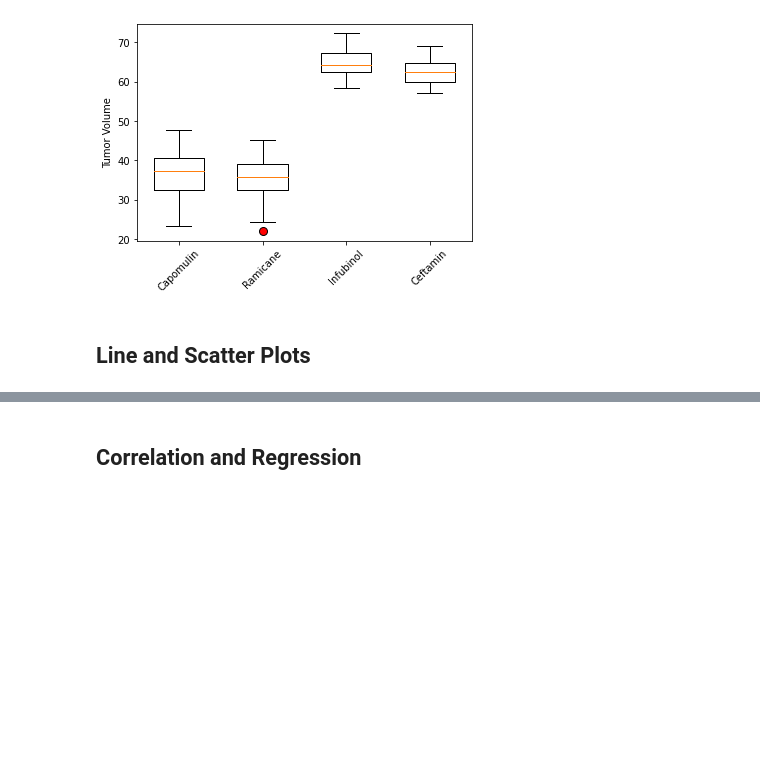
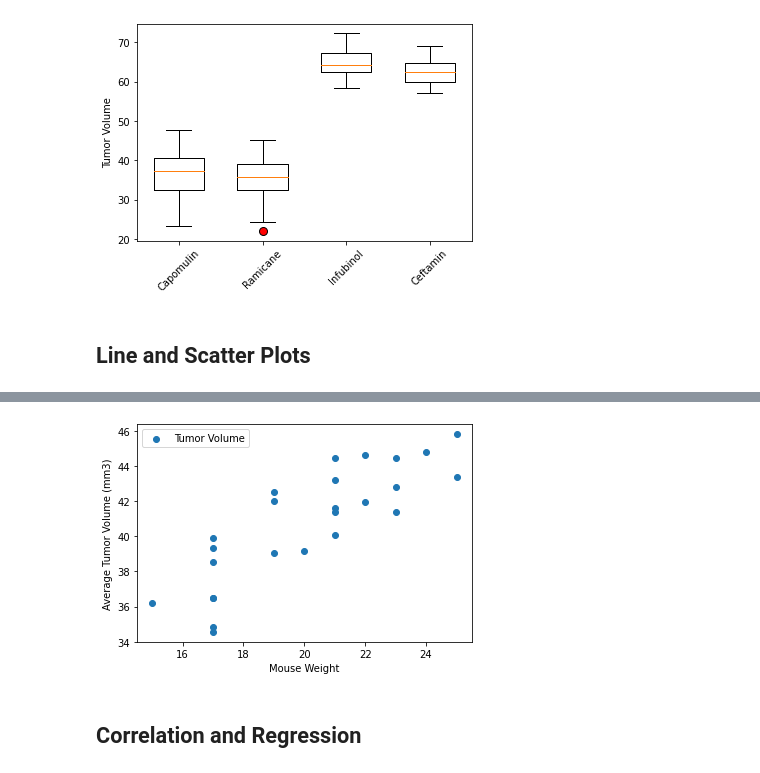
Before and after one commit to vgpass/matplotlib-challenge, a Jupyter notebook: Pymaceuticals/pymaceuticals_workingcopy.ipynb, the cells around one changed output, grey strips where cells are left out. Cells and saved outputs as stored; diff of their text form; code cells hidden in the pictures; blank space fills up the shorter version.

```diff
--- a/Pymaceuticals/pymaceuticals_workingcopy.ipynb
+++ b/Pymaceuticals/pymaceuticals_workingcopy.ipynb
@@ -359,5 +370,14 @@ plt.show()
 # %%
 # Generate a scatter plot of average tumor volume vs. mouse weight for the Capomulin regimen
+mouse_wt_capomulin = mouse_df_clean.loc[mouse_df_clean['Drug'] == 'Capomulin']
+avg_tumor_capomulin = mouse_wt_capomulin.groupby(['ID']).mean()
+plt.scatter(avg_tumor_capomulin['Wt'], avg_tumor_capomulin['tvolume'])
+plt.legend(['Tumor Volume'], loc='upper left')
+plt.xlabel('Mouse Weight')
+plt.ylabel('Average Tumor Volume (mm3)')
+plt.show()
+# %% [output]
+[figure, added]
 # %% [markdown]
 ## Correlation and Regression
 # %%
```
Also changed, not shown: parts of 2 cells of this notebook, 1 other file.
